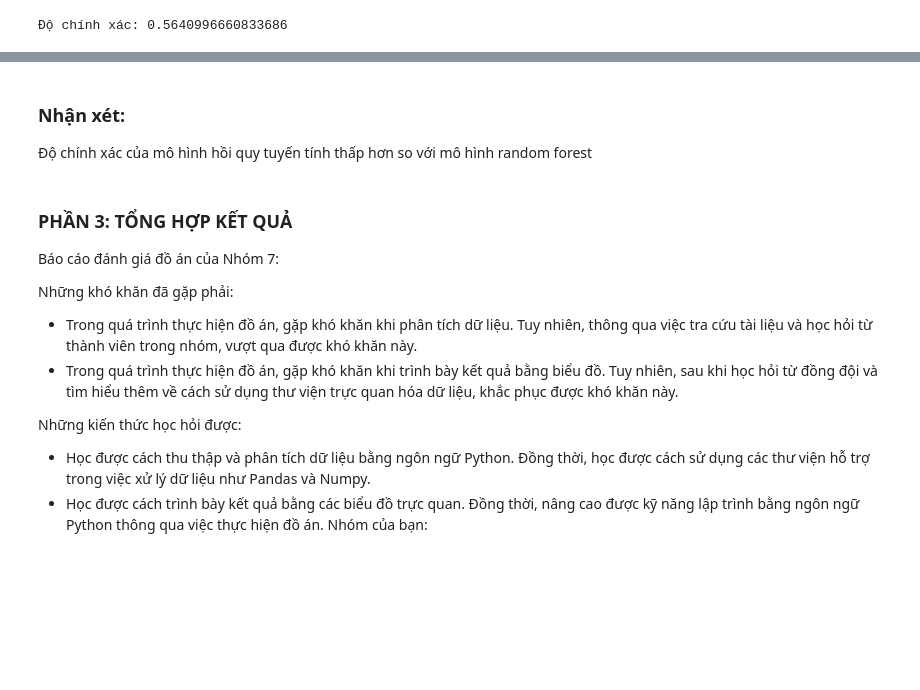
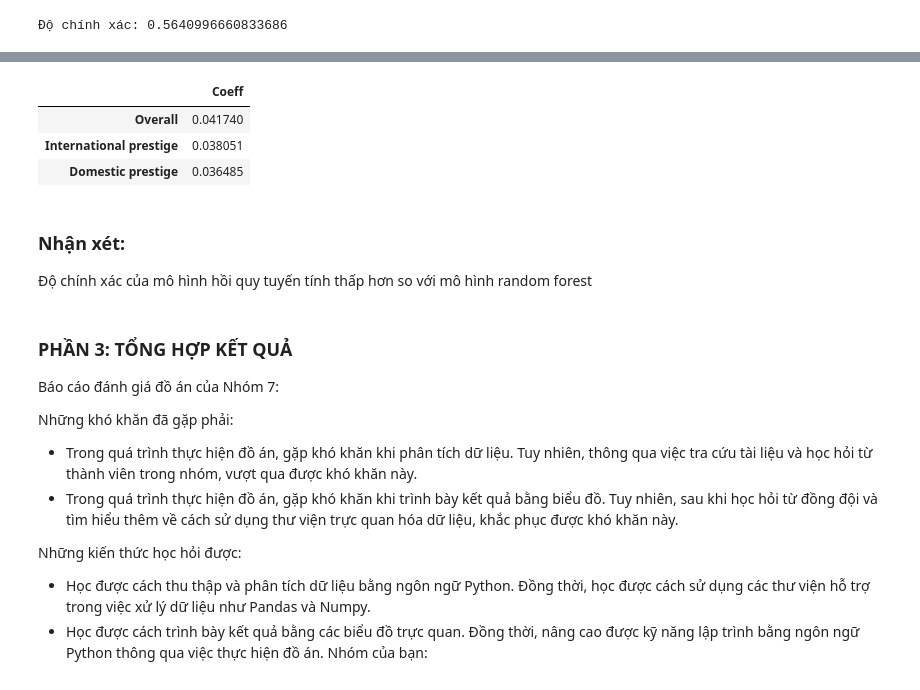
Before and after one commit to huutinhluu/DACK_KHDL, a Jupyter notebook: Nhom07_V2.ipynb, the cells around one changed output, grey strips where cells are left out. Saved outputs shown, nothing was run; the diff lists cells and outputs as text; code cells hidden in the pictures; blank space fills up the shorter version.

```diff
--- a/Nhom07_V2.ipynb
+++ b/Nhom07_V2.ipynb
@@ -1010,3 +1034,10 @@ print("Độ chính xác:", accuracy)
+# %%
+pd.DataFrame(model.coef_, X.columns, columns = ['Coeff'])
+# %% [output]
+|  | Coeff |
+| Overall | 0.041740 |
+| International prestige | 0.038051 |
+| Domestic prestige | 0.036485 |
 # %% [markdown]
 ### Nhận xét:
 Độ chính xác của mô hình hồi quy tuyến tính thấp hơn so với mô hình random forest
```
Also changed, not shown: parts of 15 cells of this notebook.
